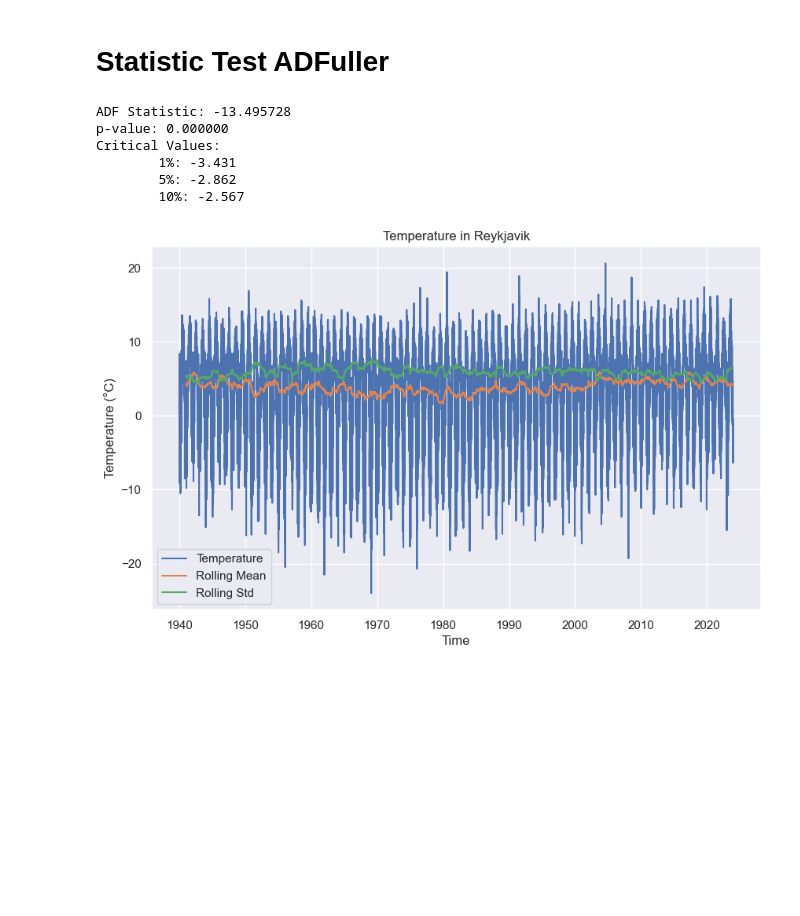
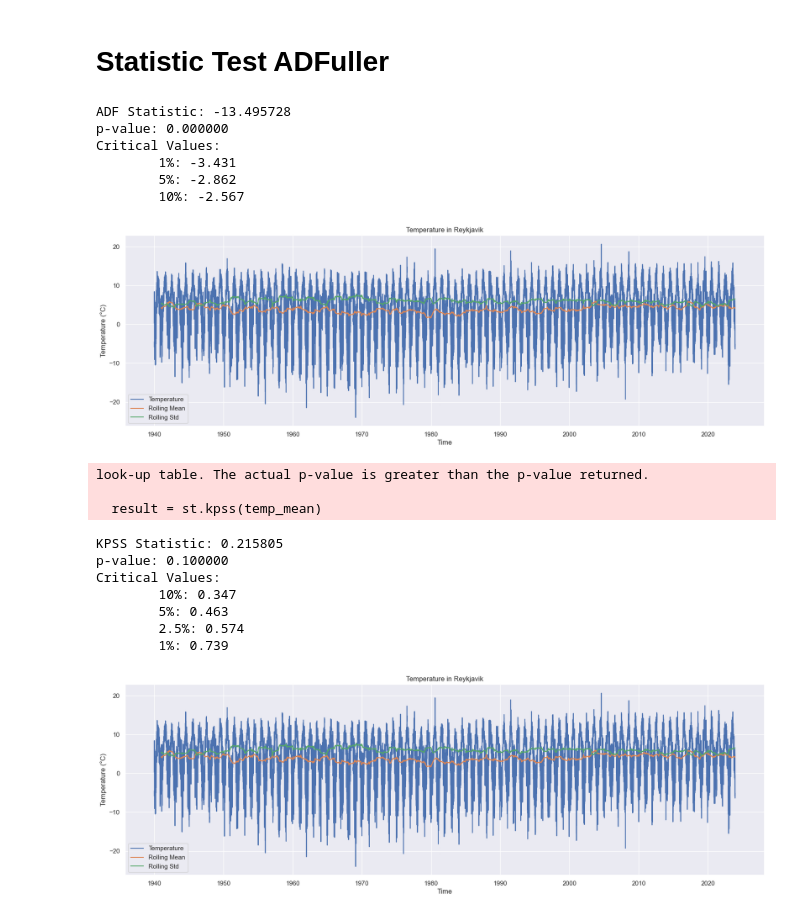
Before and after one commit to esmaailalbarazi/TimeSeriesProject, a Jupyter notebook: Project_local.ipynb, the cells around one changed output. Drawn from its saved outputs; the diff is of its cells as text; code cells hidden in the pictures; blank space fills up the shorter version.

```diff
--- a/Project_local.ipynb
+++ b/Project_local.ipynb
@@ -381,28 +382,60 @@ plt.show()
 # Statistic Test ADFuller
 # %%
 # Check if the time series is stationary
-result = adfuller(temp_mean)
+result = st.adfuller(temp_mean)
 print('ADF Statistic: %f' % result[0])
 print('p-value: %f' % result[1])
 print('Critical Values:')
+# print results
 for key, value in result[4].items():
     print('\t%s: %.3f' % (key, value))
-
 # Rolling mean and standard deviation
 plt.figure(figsize=(20, 6))
 plt.plot(time, temp_mean, label='Temperature')
 plt.plot(time, temp_mean.rolling(window=365).mean(), label='Rolling Mean')
 plt.plot(time, temp_mean.rolling(window=365).std(), label='Rolling Std')
 plt.legend()
 plt.xlabel('Time')
 plt.ylabel('Temperature (°C)')
 plt.title('Temperature in Reykjavik')
 plt.show()
 # %% [output]
 ADF Statistic: -13.495728
 p-value: 0.000000
 Critical Values:
         1%: -3.431
         5%: -2.862
         10%: -2.567
-[figure, old version]
+[figure, new version]
+# %%
+# apply KPSS test
+result = st.kpss(temp_mean)
+print('KPSS Statistic: %f' % result[0])
+print('p-value: %f' % result[1])
+print('Critical Values:')
+# print results
+for key, value in result[3].items():
+    print('\t%s: %.3f' % (key, value))
+
+#plot
+plt.figure(figsize=(20, 6))
+plt.plot(time, temp_mean, label='Temperature')
+plt.plot(time, temp_mean.rolling(window=365).mean(), label='Rolling Mean')
+plt.plot(time, temp_mean.rolling(window=365).std(), label='Rolling Std')
+plt.legend()
+plt.xlabel('Time')
+plt.ylabel('Temperature (°C)')
+plt.title('Temperature in Reykjavik')
+plt.show()
+# %% [output]
+look-up table. The actual p-value is greater than the p-value returned.
+
+  result = st.kpss(temp_mean)
+KPSS Statistic: 0.215805
+p-value: 0.100000
+Critical Values:
+        10%: 0.347
+        5%: 0.463
+        2.5%: 0.574
+        1%: 0.739
+[figure, added]
```
Also changed, not shown: parts of 22 cells of this notebook, 10 other files.
